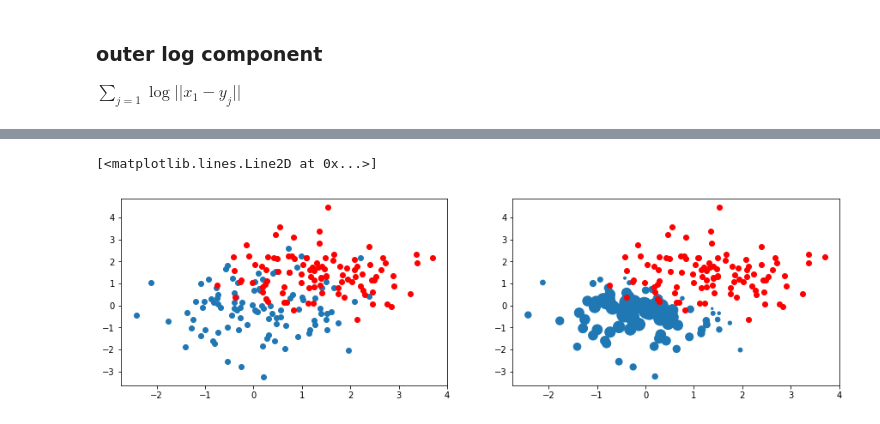
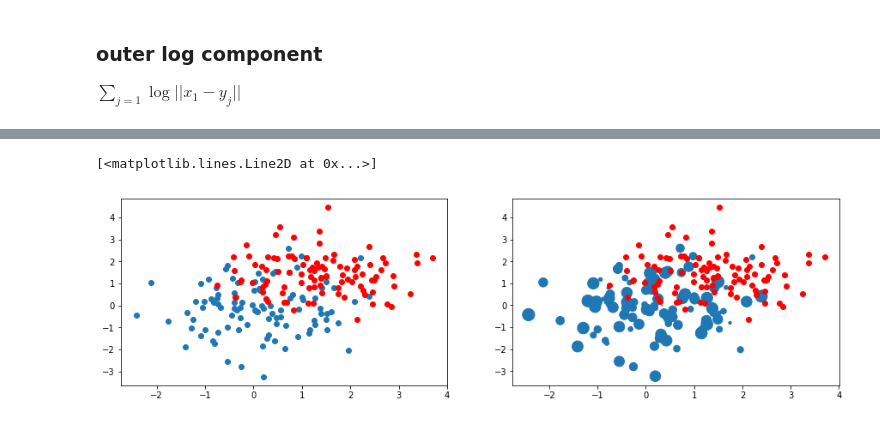
Before and after one commit to Nakakey/covariate_shift, a Jupyter notebook: notebooks/mimimize_KL.ipynb, the cells around one changed output, grey strips where cells are left out. Drawn from its saved outputs; the diff is of its cells as text; code cells hidden in the pictures.

```diff
--- a/notebooks/mimimize_KL.ipynb
+++ b/notebooks/mimimize_KL.ipynb
@@ -174,0 +198,3 @@ array([ 5.08174756e-03,  1.20636173e-02, -9.14719792e-04,  5.38224293e-03,
+# %%
+hoge = CS(x,y)
+hoge.cal_MKLW(rep=10000)
@@ -175,11 +221,11 @@ array([ 5.08174756e-03,  1.20636173e-02, -9.14719792e-04,  5.38224293e-03,
 # %%
 plt.figure(figsize = (15,4))
 plt.subplot(1,2,1)
 plt.scatter(x[:,0], x[:,1])
 plt.plot(y[:,0], y[:,1], 'ro')
 plt.subplot(1,2,2)
-plt.scatter(x[:,0], x[:,1], s = res*10000)
+plt.scatter(x[:,0], x[:,1], s = hoge.weight*10000)
 plt.plot(y[:,0], y[:,1], 'ro')
 # %% [output]
 [<matplotlib.lines.Line2D at 0x...>]
-[figure, old version]
+[figure, new version]
```
Also changed, not shown: parts of 5 cells of this notebook.
